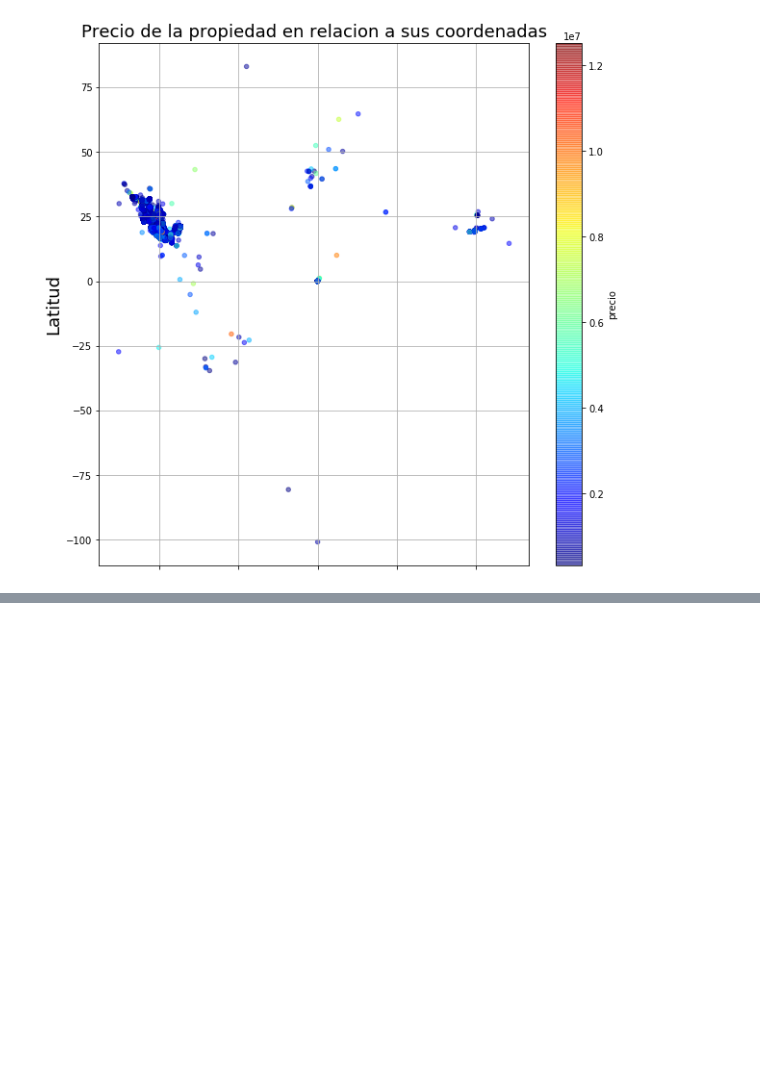
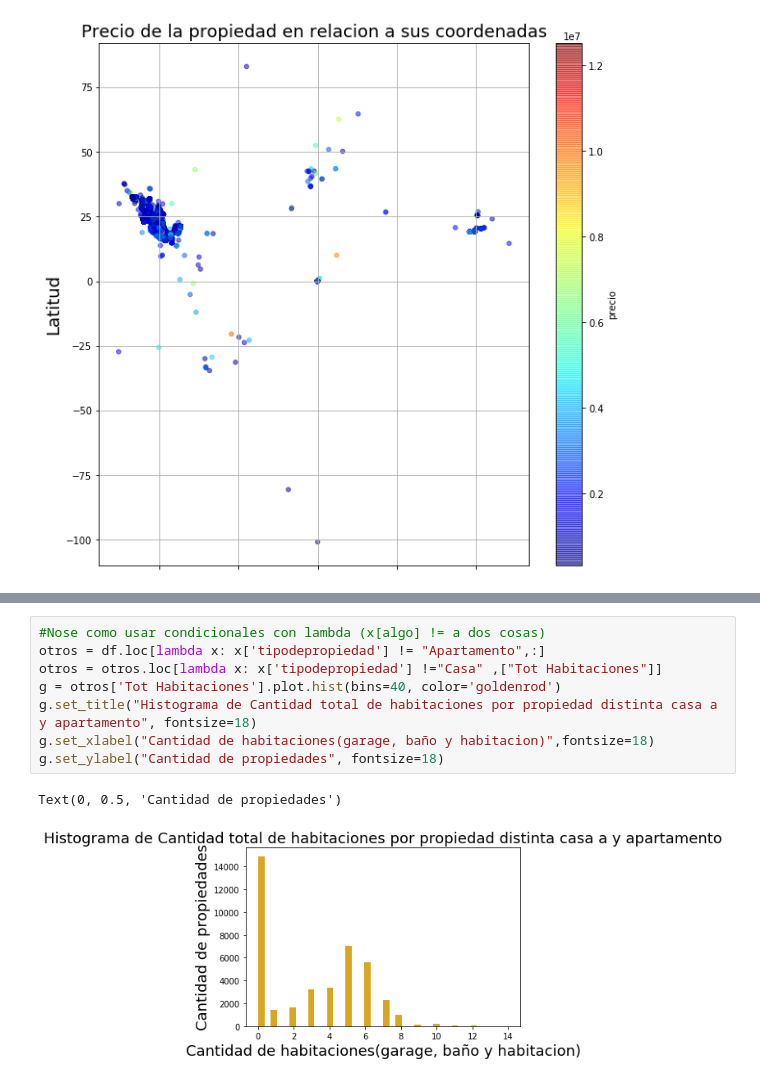
Before and after one commit to petermacgaul/orgaDatos-1, a Jupyter notebook: TP1/TP1.ipynb, the cells around one changed output, grey strips where cells are left out. Saved outputs shown, nothing was run; the diff lists cells and outputs as text; blank space fills up the shorter version.

```diff
--- a/TP1/TP1.ipynb
+++ b/TP1/TP1.ipynb
@@ -145,0 +205,11 @@ Text(0, 0.5, 'Latitud')
+# %%
+#Nose como usar condicionales con lambda (x[algo] != a dos cosas)
+otros = df.loc[lambda x: x['tipodepropiedad'] != "Apartamento",:]
+otros = otros.loc[lambda x: x['tipodepropiedad'] !="Casa" ,["Tot Habitaciones"]]
+g = otros['Tot Habitaciones'].plot.hist(bins=40, color='goldenrod')
+g.set_title("Histograma de Cantidad total de habitaciones por propiedad distinta casa a y apartamento", fontsize=18)
+g.set_xlabel("Cantidad de habitaciones(garage, baño y habitacion)",fontsize=18)
+g.set_ylabel("Cantidad de propiedades", fontsize=18)
+# %% [output]
+Text(0, 0.5, 'Cantidad de propiedades')
+[figure, added]
```
Also changed, not shown: parts of 6 cells of this notebook.
